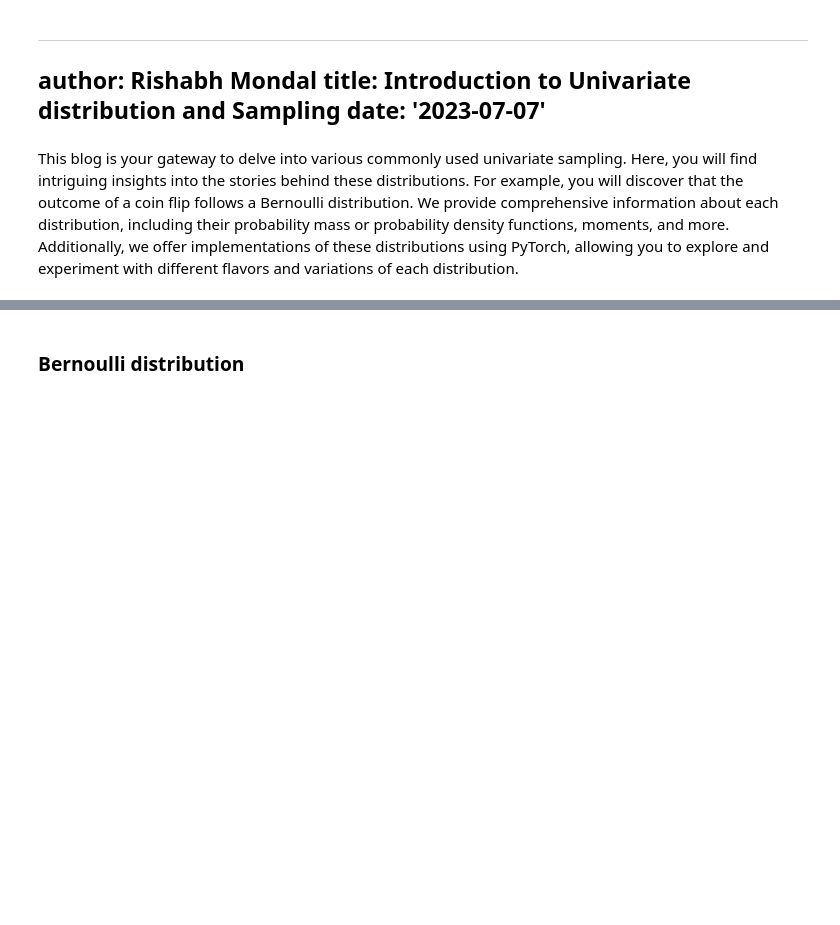
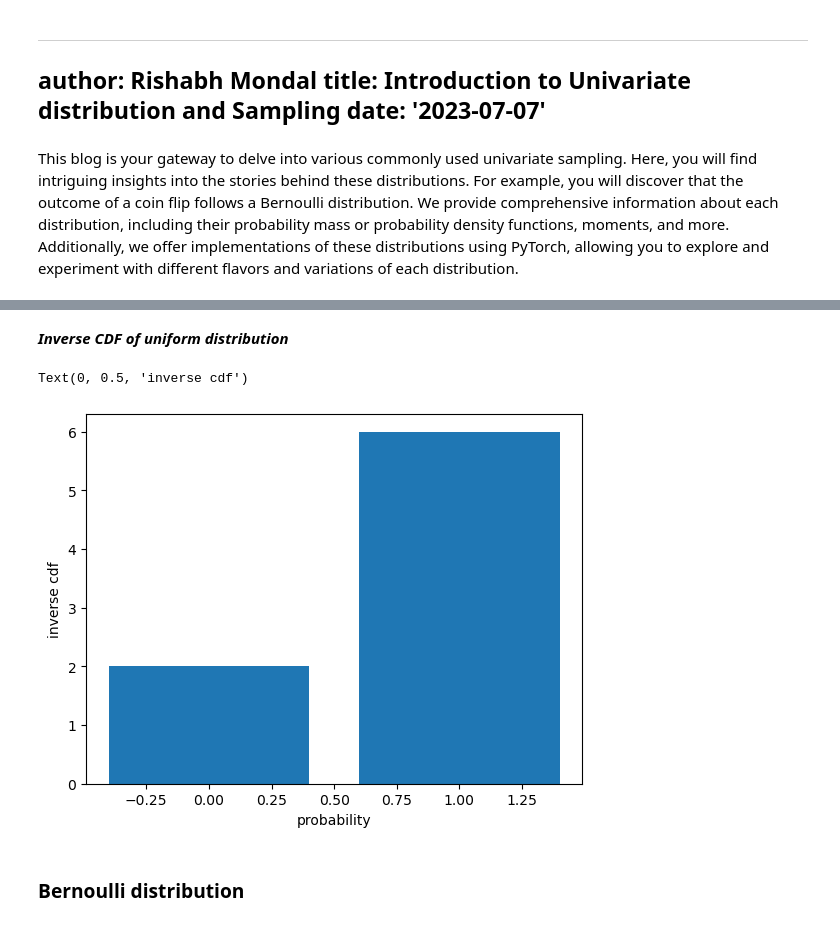
Before and after one commit to rishabh-mondal/blog, a Jupyter notebook: Sampling_distributions.ipynb, the cells around one changed output, grey strips where cells are left out. Saved outputs shown, nothing was run; the diff lists cells and outputs as text; code cells hidden in the pictures; blank space fills up the shorter version.

```diff
--- a/Sampling_distributions.ipynb
+++ b/Sampling_distributions.ipynb
@@ -73,3 +98,16 @@ Text(0, 0.5, 'probability distribution')
+# %% [markdown]
+***Inverse CDF of uniform distribution***
+# %%
+a=2
+b=6
+probabilities=torch.randint(low=0,high=1+1,size=(100,))
+inv_cdf=a+(b-a)*probabilities
+plt.bar(probabilities,inv_cdf)
+plt.xlabel("probability")
+plt.ylabel("inverse cdf")
+# %% [output]
+Text(0, 0.5, 'inverse cdf')
+[figure, added]
 # %% [markdown]
 ### Bernoulli distribution
 # %% [markdown]
```
Also changed, not shown: parts of 20 cells of this notebook.
